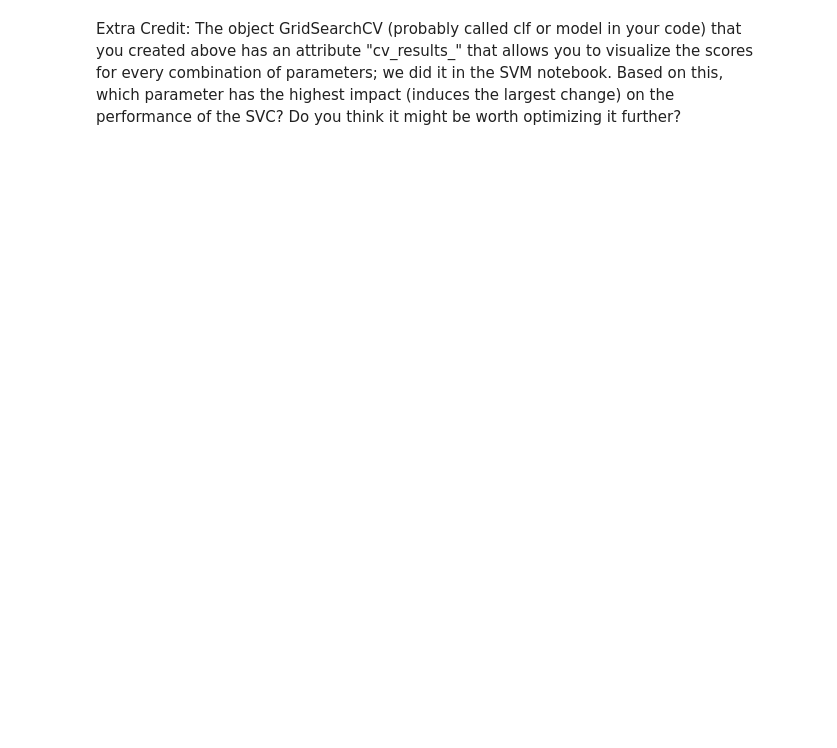
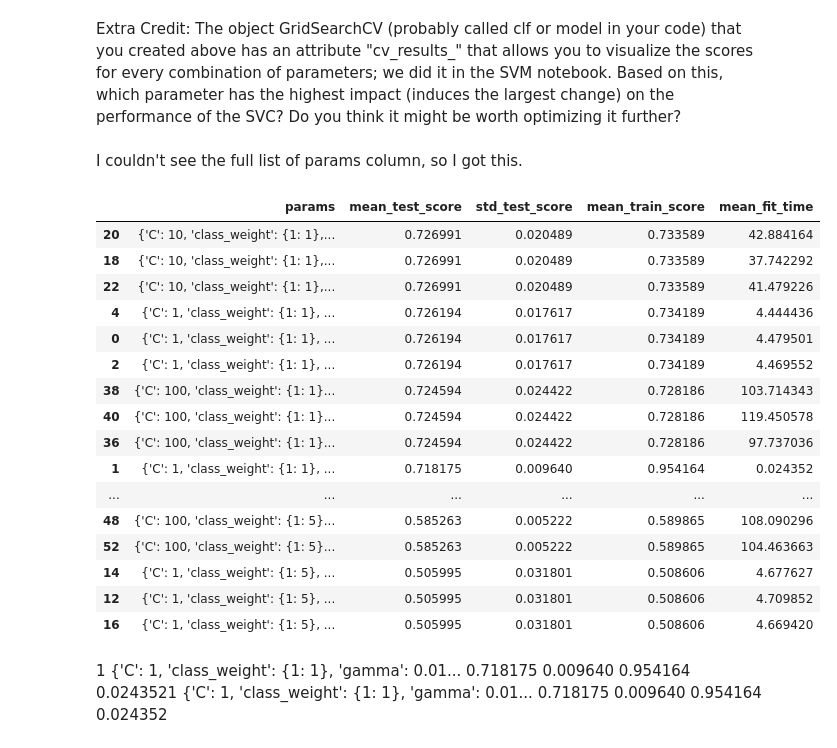
Before and after one commit to seoserang/phys255ml, a Jupyter notebook: 3 SVM and SVC/Assignment5/WS4_HiggsBoson_Optimization.ipynb, the cells around one changed output. Saved outputs shown, nothing was run; the diff lists cells and outputs as text; code cells hidden in the pictures; blank space fills up the shorter version.

```diff
--- a/3 SVM and SVC/Assignment5/WS4_HiggsBoson_Optimization.ipynb
+++ b/3 SVM and SVC/Assignment5/WS4_HiggsBoson_Optimization.ipynb
@@ -180,12 +275,10 @@ piped_model.get_params() #this shows how we can access parameters both for the s
 
 You can do it using the code below, but you need to change the original array names for features and targets to match yours. You will then produce the two arrays "Xlittle, ylittle".
 # %%
-from sklearn.utils import shuffle
-
-ftrs, trgt = shuffle(ftrs, trgt, random_state = 13)
+ftrs, trgt = shuffle(features0, targets, random_state = 13)
 
 number_samples = ftrs.shape[0]
 
-Xlittle, ylittle = ftrs[:int(number_samples*0.05),:], trgt[:int(number_samples*0.05)]
+Xlittle, ylittle = ftrs[:int(number_samples*0.05)], trgt[:int(number_samples*0.05)]
 
 Xlittle.shape #check that everything went as expected
@@ -199,3 +294,11 @@ You can use the code from the particle ID with SVMs notebook, but remember to ch
 Note: this might take time! Set verbose = 2 in the GridSearchCV to follow the progress, and set njobs = 4 or more to speed up the process.
 
 #### Report the scores and parameters values of the best model.
+# %%
+parameters = {'kernel': ['linear','rbf'],'C':[1,10,100], 'gamma':[0.01,0.1,0.5],'class_weight':[{1:1},{1:3},{1:5}]}
+
+model = GridSearchCV(svc, parameters, cv = cv, verbose = 2, n_jobs = 4, return_train_score=True)
+
+model.fit(Xlittle,ylittle)
+
+print('Best params, best score:', "{:.4f}".format(model.best_score_), model.best_params_)
@@ -204,2 +315,34 @@ Note: this might take time! Set verbose = 2 in the GridSearchCV to follow the pr
 # %% [markdown]
 Extra Credit: The object GridSearchCV (probably called clf or model in your code) that you created above has an attribute "cv\_results\_" that allows you to visualize the scores for every combination of parameters; we did it in the SVM notebook. Based on this, which parameter has the highest impact (induces the largest change) on the performance of the SVC? Do you think it might be worth optimizing it further?
+# %% [markdown]
+I couldn't see the full list of params column, so I got this.
+# %%
+pd.set_option('display.max_colwidth', None)  # Show full content in columns
+pd.set_option('display.max_columns', None)   # Show all columns
+pd.set_option('display.width', None)         # Auto-detect display width
+pd.set_option('display.max_rows', None)      # Show all rows (optional)
+# %%
+scores_lim = pd.DataFrame(model.cv_results_)
+scores_lim.columns
+scores_lim[['params','mean_test_score','std_test_score','mean_train_score', \
+            'mean_fit_time']].sort_values(by = 'mean_test_score', ascending = False)
+# %% [output]
+|  | params | mean_test_score | std_test_score | mean_train_score | mean_fit_time |
+| 20 | {'C': 10, 'class_weight': {1: 1},... | 0.726991 | 0.020489 | 0.733589 | 42.884164 |
+| 18 | {'C': 10, 'class_weight': {1: 1},... | 0.726991 | 0.020489 | 0.733589 | 37.742292 |
+| 22 | {'C': 10, 'class_weight': {1: 1},... | 0.726991 | 0.020489 | 0.733589 | 41.479226 |
+| 4 | {'C': 1, 'class_weight': {1: 1}, ... | 0.726194 | 0.017617 | 0.734189 | 4.444436 |
+| 0 | {'C': 1, 'class_weight': {1: 1}, ... | 0.726194 | 0.017617 | 0.734189 | 4.479501 |
+| 2 | {'C': 1, 'class_weight': {1: 1}, ... | 0.726194 | 0.017617 | 0.734189 | 4.469552 |
+| 38 | {'C': 100, 'class_weight': {1: 1}... | 0.724594 | 0.024422 | 0.728186 | 103.714343 |
+| 40 | {'C': 100, 'class_weight': {1: 1}... | 0.724594 | 0.024422 | 0.728186 | 119.450578 |
+| 36 | {'C': 100, 'class_weight': {1: 1}... | 0.724594 | 0.024422 | 0.728186 | 97.737036 |
+| 1 | {'C': 1, 'class_weight': {1: 1}, ... | 0.718175 | 0.009640 | 0.954164 | 0.024352 |
+| ... | ... | ... | ... | ... | ... |
+| 48 | {'C': 100, 'class_weight': {1: 5}... | 0.585263 | 0.005222 | 0.589865 | 108.090296 |
+| 52 | {'C': 100, 'class_weight': {1: 5}... | 0.585263 | 0.005222 | 0.589865 | 104.463663 |
+| 14 | {'C': 1, 'class_weight': {1: 5}, ... | 0.505995 | 0.031801 | 0.508606 | 4.677627 |
+| 12 | {'C': 1, 'class_weight': {1: 5}, ... | 0.505995 | 0.031801 | 0.508606 | 4.709852 |
+| 16 | {'C': 1, 'class_weight': {1: 5}, ... | 0.505995 | 0.031801 | 0.508606 | 4.669420 |
+# %% [markdown]
+1	{'C': 1, 'class_weight': {1: 1}, 'gamma': 0.01...	0.718175	0.009640	0.954164	0.0243521	{'C': 1, 'class_weight': {1: 1}, 'gamma': 0.01...	0.718175	0.009640	0.954164	0.024352
```
Also changed, not shown: parts of 19 cells of this notebook.
